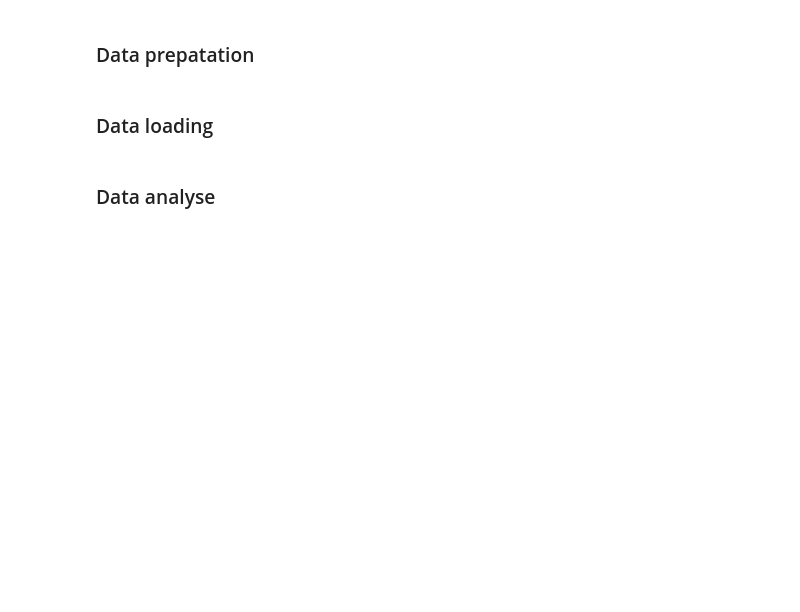
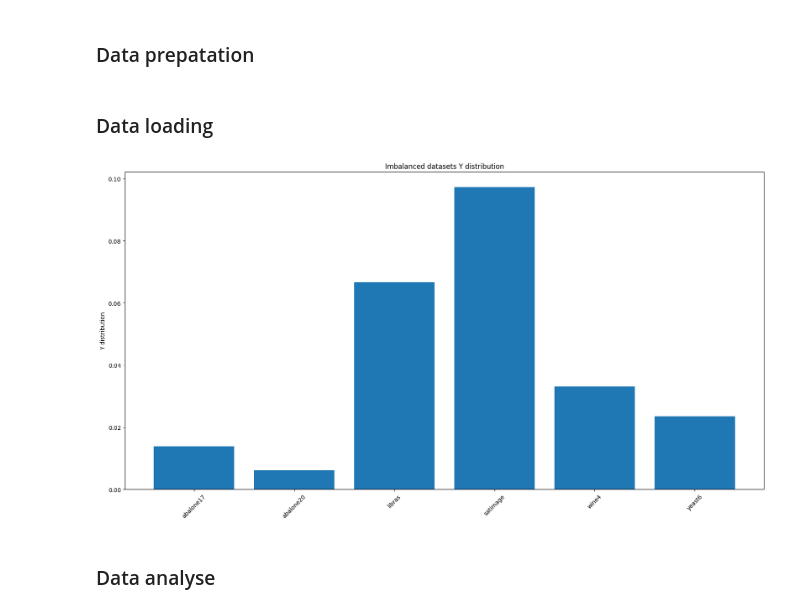
Before and after one commit to FeckNeck/ensemble_methods_project, a Jupyter notebook: index.ipynb, the cells around one changed output. Saved outputs shown, nothing was run; the diff lists cells and outputs as text; code cells hidden in the pictures; blank space fills up the shorter version.

```diff
--- a/index.ipynb
+++ b/index.ipynb
@@ -184,19 +184,37 @@ def data_recovery(dataset):
 ### Data loading
 # %%
 from dataset import Dataset
+import matplotlib.pyplot as plt
 
 dataset_names = ['abalone8', 'abalone17', 'abalone20', 'autompg', 'australian',
             'balance', 'bankmarketing', 'bupa', 'german', 'glass', 'hayes',
             'heart', 'iono', 'libras', 'newthyroid', 'pageblocks', 'pima',
             'satimage', 'segmentation', 'sonar', 'spambase', 'splice',
             'vehicle', 'wdbc', 'wine', 'wine4', 'yeast3', 'yeast6']
 
-datasets = []
+datasets = {
+    "name":[],
+    "X":[],
+    "y":[],
+    "balanced":[]
+}
 
 for dataset_name in dataset_names:
     X, y = data_recovery(dataset_name)
-    balanced = np.mean(y) > 0.1 and np.mean(y) < 0.9
-    data = Dataset(dataset_name, X, y, balanced)
-    datasets.append(data)
+    datasets["name"].append(dataset_name)
+    datasets["X"].append(X)
+    datasets["y"].append(y)
+    datasets["balanced"].append(np.mean(y) > 0.1)
+
+datasets = pd.DataFrame(datasets)
+# plot datasets imbalanced datasets Y distribution
+plt.figure(figsize=(20,10))
+plt.bar(datasets[datasets["balanced"] == False]["name"], datasets[datasets["balanced"] == False]["y"].apply(np.mean))
+plt.xticks(rotation=45)
+plt.ylabel("Y distribution")
+plt.title("Imbalanced datasets Y distribution")
+plt.show()
+# %% [output]
+[figure, added]
 # %% [markdown]
 ### Data analyse
```
Also changed, not shown: parts of 4 cells of this notebook, 6 other files.
